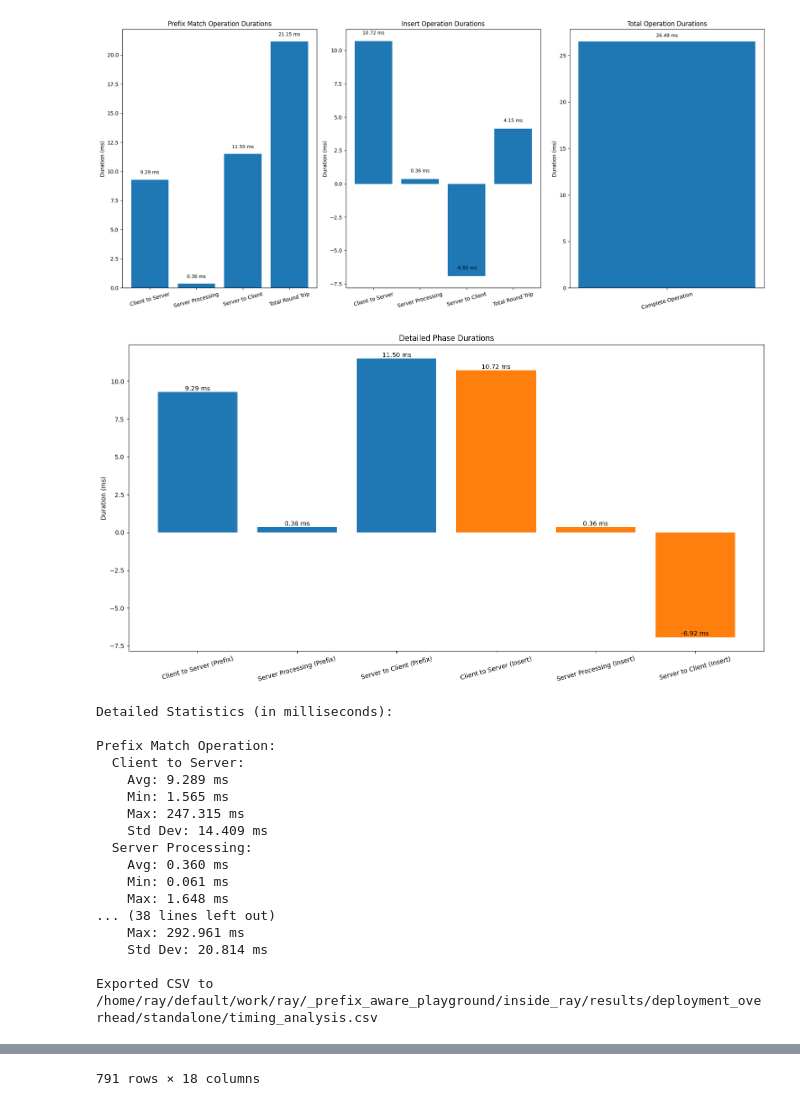
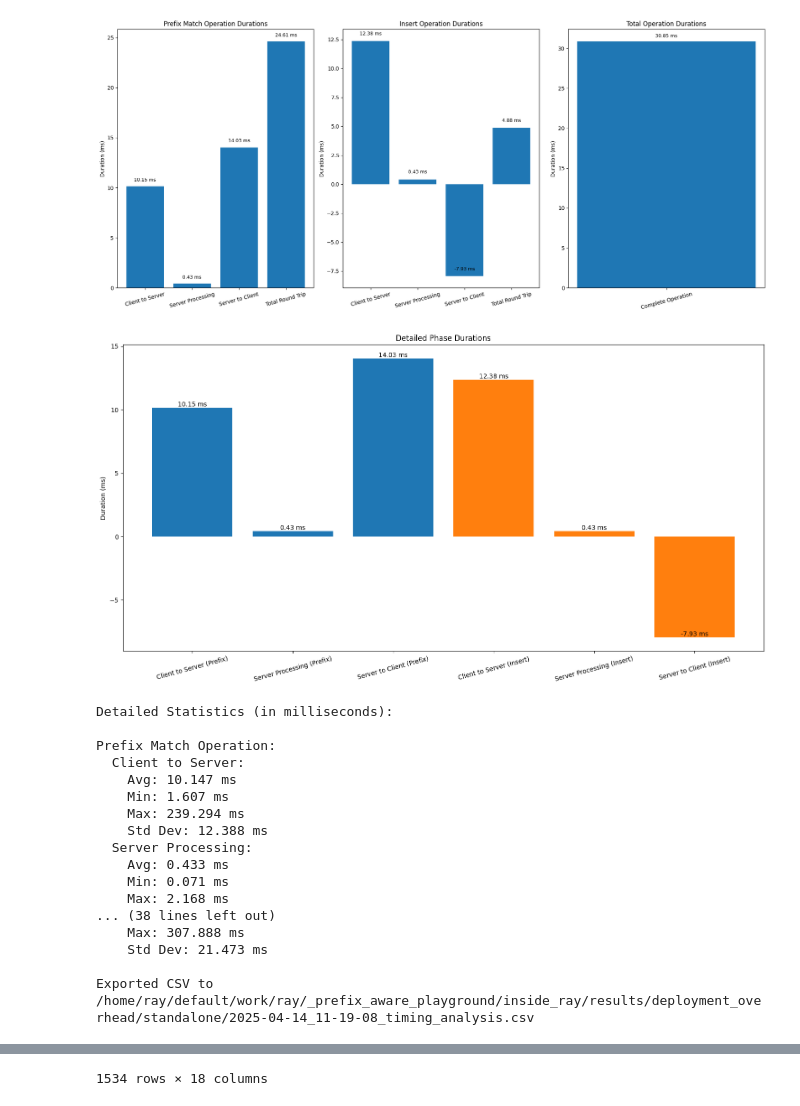
Before and after one commit to jujipotle/ray, a Jupyter notebook: _prefix_aware_playground/inside_ray/overhead.ipynb, the cells around one changed output, grey strips where cells are left out. Drawn from its saved outputs; the diff is of its cells as text; code cells hidden in the pictures.

```diff
--- a/_prefix_aware_playground/inside_ray/overhead.ipynb
+++ b/_prefix_aware_playground/inside_ray/overhead.ipynb
@@ -301,8 +301,8 @@ import pandas as pd
 import matplotlib.pyplot as plt
 from collections import defaultdict
 
-TIMING_FILE = "/home/ray/default/work/ray/_prefix_aware_playground/inside_ray/results/deployment_overhead/standalone/deployment_timing_data.jsonl"
-CSV_OUTPUT_FILE = "/home/ray/default/work/ray/_prefix_aware_playground/inside_ray/results/deployment_overhead/standalone/timing_analysis.csv"
+TIMING_FILE = "/home/ray/default/work/ray/_prefix_aware_playground/inside_ray/results/deployment_overhead/standalone/2025-04-14_11-19-08.jsonl"
+CSV_OUTPUT_FILE = TIMING_FILE.replace(".jsonl", "_timing_analysis.csv")
 
 def parse_timing_data(file_path):
     """Parse JSONL timing data and calculate durations"""
@@ -410,50 +410,50 @@ def plot_phase_durations(durations):
                 print(f"    Min: {np.min(data):.3f} ms")
                 print(f"    Max: {np.max(data):.3f} ms")
                 print(f"    Std Dev: {np.std(data):.3f} ms")
             else:
                 print(f"  {stage_descriptions.get(phase, phase)}: No data")
 
 def export_to_csv(durations, raw_data, output_file=CSV_OUTPUT_FILE):
     rows = []
     for req_id, times in raw_data.items():
         row = {"request_id": req_id}
         for stage, ts in times.items():
             row[f"{stage}_timestamp"] = ts
 
         for phase_name, phase_durations in durations.items():
             idx = list(raw_data.keys()).index(req_id)
             if idx < len(phase_durations):
                 row[f"{phase_name}_duration"] = phase_durations[idx]
 
         rows.append(row)
 
     df = pd.DataFrame(rows)
     df.to_csv(output_file, index=False)
     print(f"\nExported CSV to {output_file}")
     return df
 
 # === Run Visualization ===
 durations, raw_data = parse_timing_data(TIMING_FILE)
 plot_phase_durations(durations)
 export_to_csv(durations, raw_data)
 # %% [output]
-[figure, old version]
+[figure, new version]
-[figure, old version]
+[figure, new version]
 Detailed Statistics (in milliseconds):
 
 Prefix Match Operation:
   Client to Server:
-    Avg: 9.289 ms
-    Min: 1.565 ms
-    Max: 247.315 ms
-    Std Dev: 14.409 ms
+    Avg: 10.147 ms
+    Min: 1.607 ms
+    Max: 239.294 ms
+    Std Dev: 12.388 ms
   Server Processing:
-    Avg: 0.360 ms
-    Min: 0.061 ms
-    Max: 1.648 ms
+    Avg: 0.433 ms
+    Min: 0.071 ms
+    Max: 2.168 ms
 ... (38 lines left out)
-    Max: 292.961 ms
-    Std Dev: 20.814 ms
+    Max: 307.888 ms
+    Std Dev: 21.473 ms
 
-Exported CSV to /home/ray/default/work/ray/_prefix_aware_playground/inside_ray/results/deployment_overhead/standalone/timing_analysis.csv
+Exported CSV to /home/ray/default/work/ray/_prefix_aware_playground/inside_ray/results/deployment_overhead/standalone/2025-04-14_11-19-08_timing_analysis.csv
 |  | request_id | before_calling_prefix_match_times... | received_by_prefix_match_timestamp | completed_prefix_match_timestamp | after_calling_prefix_match_timestamp | ... |
@@ -471 +471 @@ Exported CSV to /home/ray/default/work/ray/_prefix_aware_playground/inside_ray/r
-791 rows × 18 columns
+1534 rows × 18 columns
```
Also changed, not shown: parts of 1 cell of this notebook, 7 other files.
